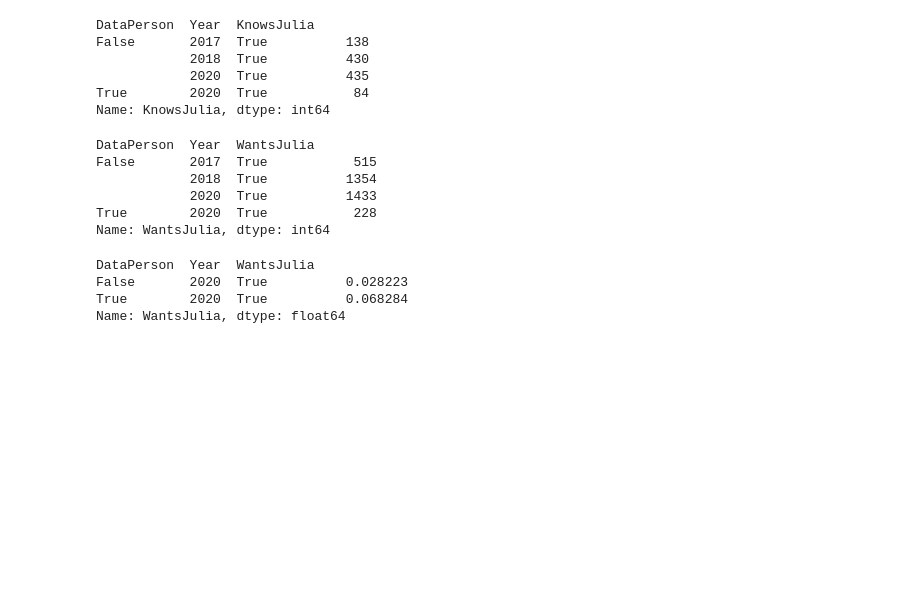
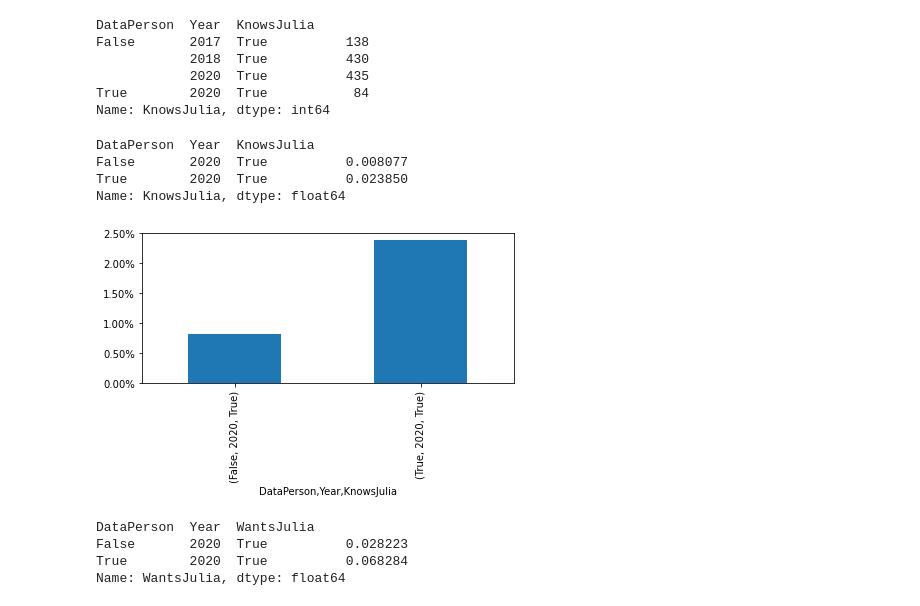
Before and after one commit to Blackpfoerd/ND-DS-Project1, a Jupyter notebook: Project1.ipynb, the cells around one changed output. Drawn from its saved outputs; the diff is of its cells as text; code cells hidden in the pictures; blank space fills up the shorter version.

Commit message:
new readme and data

```diff
--- a/Project1.ipynb
+++ b/Project1.ipynb
@@ -172,12 +172,20 @@ False       2017  True          138
 True        2020  True           84
 Name: KnowsJulia, dtype: int64
 # %%
-df[~df.WantsJulia.isna() & df.WantsJulia].groupby(by=['DataPerson','Year','WantsJulia'],dropna=False)['WantsJulia'].count()
+df20=df[df.Year=='2020']
-# %% [output]
-DataPerson  Year  WantsJulia
-False       2017  True           515
-            2018  True          1354
-            2020  True          1433
-True        2020  True           228
-Name: WantsJulia, dtype: int64
+# %%
+df_grp_dp_knJul=df20[(~df20.KnowsJulia.isna()) & df20.KnowsJulia].groupby(by=['DataPerson','Year','KnowsJulia'],dropna=False)['KnowsJulia'].count()/df20[df20.Year=='2020'].groupby(by=['DataPerson','Year'],dropna=False)['KnowsJulia'].count()
+df_grp_dp_knJul
+# %% [output]
+DataPerson  Year  KnowsJulia
+False       2020  True          0.008077
+True        2020  True          0.023850
+Name: KnowsJulia, dtype: float64
+# %%
+ax_k_py_dp=df_grp_dp_knJul.plot(kind='bar')
+ax_k_py_dp.yaxis.set_major_formatter(mtick.PercentFormatter(xmax=1))
+plt.tight_layout()
+plt.savefig(fname='Pictures/KnowsJulDataPerson.png')
+# %% [output]
+[figure, added]
 # %%
```
Also changed, not shown: parts of 1 cell of this notebook, 1 other file.
